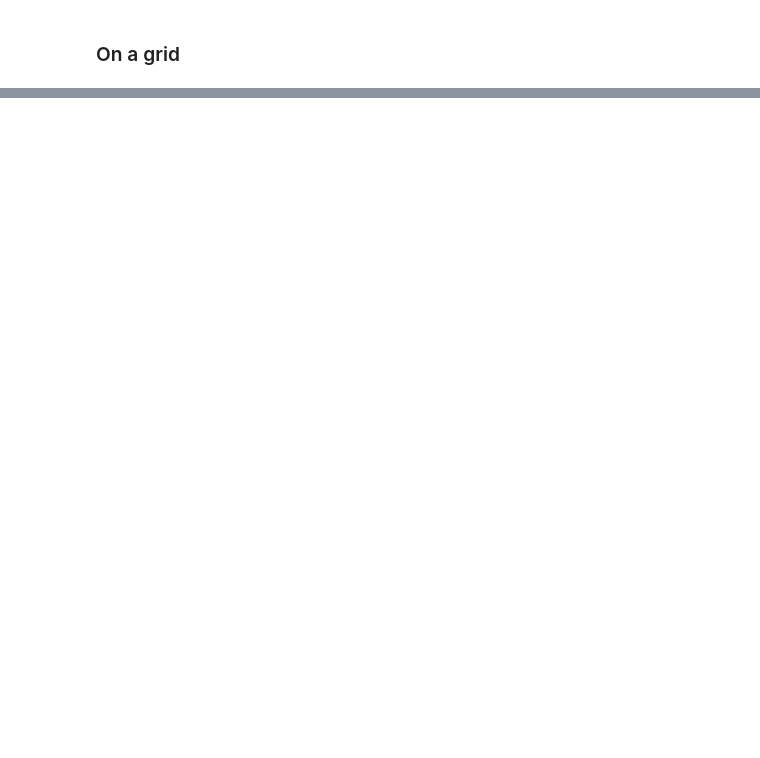
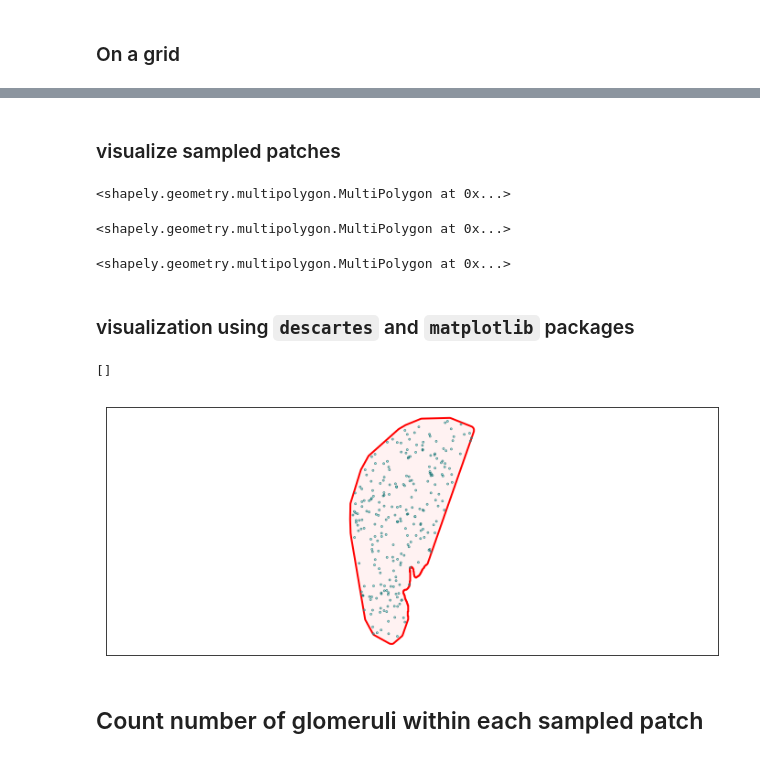
Before and after one commit to DSLituiev/slideslicer, a Jupyter notebook: notebooks/demo-read-slide.ipynb, the cells around one changed output, grey strips where cells are left out. Cells and saved outputs as stored; diff of their text form; code cells hidden in the pictures; blank space fills up the shorter version.

```diff
--- a/notebooks/demo-read-slide.ipynb
+++ b/notebooks/demo-read-slide.ipynb
@@ -88,0 +159,6 @@ rreader.df.head()
+# %%
+# select tissue
+tissue = rreader.df.loc[rreader.df['name']=='tissue','polygon'].iloc[0]
+# find intersection of the glomeruli's convex hull and the tissue
+labelled_tissue = glomeruli.convex_hull.intersection(tissue)
+labelled_tissue
@@ -88,0 +169,6 @@ rreader.df.head()
+# %%
+labelled_tissue = glomeruli.convex_hull.buffer(2*med_radius).intersection(tissue)
+
+# intersection might create several pieces, for simplicity we take the largest:
+if isinstance(labelled_tissue, MultiPolygon):
+    labelled_tissue = labelled_tissue[np.argmax([x.area for x in labelled_tissue])]
@@ -89,3 +185,9 @@ rreader.df.head()
+# %%
+rreader.df.loc[rreader.df['name']=='tissue','polygon'] = labelled_tissue
+rreader.df.loc[rreader.df['name']=='tissue','vertices'] = \
+        rreader.df.loc[rreader.df['name']=='tissue','polygon'].map(lambda pg: np.asarray(pg.boundary).tolist())
+rreader.df.loc[rreader.df['name']=='tissue','area'] = \
+        rreader.df.loc[rreader.df['name']=='tissue','polygon'].map(lambda pg: pg.area)
 # %% [markdown]
 ## save ROIs as a JSON file
 # %%
@@ -230,0 +248,43 @@ extent (0, 256, 256, 0)
+# %% [markdown]
+### visualize sampled patches
+# %%
+points = slsl.sample_points(rreader.df_tissue.polygon.iloc[0], spacing=512,  mode='grid')
+slsl.simulate_patch_sampling(MultiPoint(asMultiPoint(points[:50])), 512)
+# %% [output]
+<shapely.geometry.multipolygon.MultiPolygon at 0x...>
+# %%
+points = slsl.sample_points(rreader.df_tissue.polygon.iloc[0], spacing=512*2/3,  mode='grid')
+patches = slsl.simulate_patch_sampling(points, 512)
+patches[:50]
+# %% [output]
+<shapely.geometry.multipolygon.MultiPolygon at 0x...>
+# %%
+points = slsl.sample_points(rreader.df_tissue.polygon.iloc[0], spacing=512,  mode='uniform_random')
+slsl.simulate_patch_sampling(points, 512)
+# %% [output]
+<shapely.geometry.multipolygon.MultiPolygon at 0x...>
+# %% [markdown]
+### visualization using `descartes` and `matplotlib` packages
+# %%
+from shapely.geometry import MultiPoint, Point
+import matplotlib.pyplot as plt
+from descartes import PolygonPatch
+
+tissue_polygon = rreader.df_tissue.polygon.iloc[0]
+
+points = MultiPoint([pp for pp in asMultiPoint(points) if isinstance(tissue_polygon & pp, Point)])
+
+fig, ax = plt.subplots(1, figsize=(12,5))
+
+ax.add_patch(PolygonPatch(tissue_polygon, fc=(1,0,0,0.05), ec=(1,0,0,1), lw=2))
+ax.add_patch(PolygonPatch(points.buffer(20), fc=(0,1,1,1), ec=(0.2,0.5,0.5,1), lw=2))
+ax.relim()
+ax.autoscale_view()
+ax.axis('equal')
+ax.set_xticks([])
+ax.set_yticks([])
+# %% [output]
+[]
+[figure, added]
+# %% [markdown]
+## Count number of glomeruli within each sampled patch
```
Also changed, not shown: parts of 91 cells of this notebook, 3 other files.
